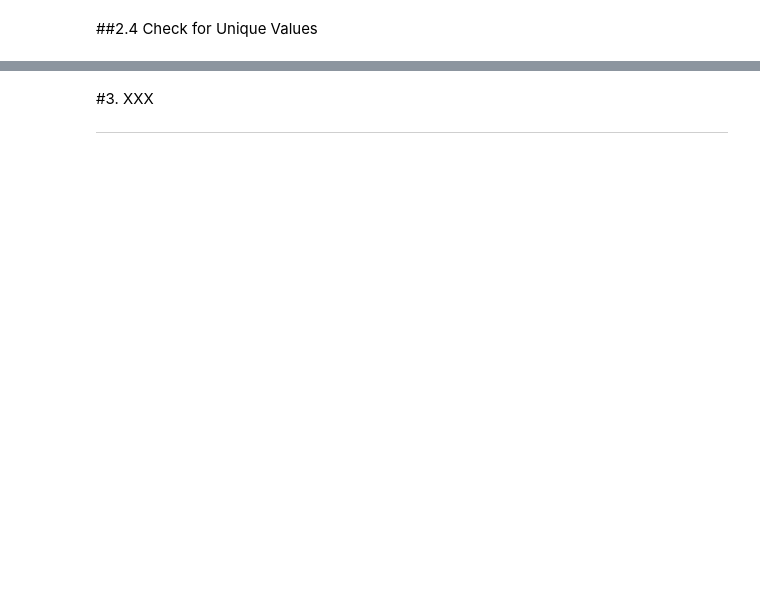
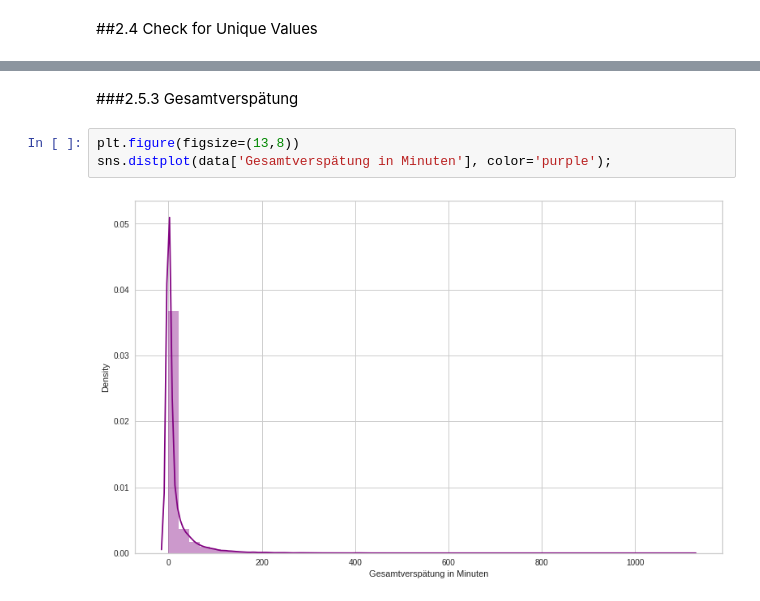
Before and after one commit to AliceKitchkin/Unsupervised-Machine-Learning, a Jupyter notebook: AirlinePassengerSatisfaction.ipynb, the cells around one changed output, grey strips where cells are left out. Drawn from its saved outputs; the diff is of its cells as text; blank space fills up the shorter version.

```diff
--- a/AirlinePassengerSatisfaction.ipynb
+++ b/AirlinePassengerSatisfaction.ipynb
@@ -222,4 +252,7 @@ for col in data:
 # %% [markdown]
-#3. XXX
-
----
+###2.5.3 Gesamtverspätung
+# %%
+plt.figure(figsize=(13,8))
+sns.distplot(data['Gesamtverspätung in Minuten'], color='purple');
+# %% [output]
+[figure, added]
```
Also changed, not shown: parts of 26 cells of this notebook.
